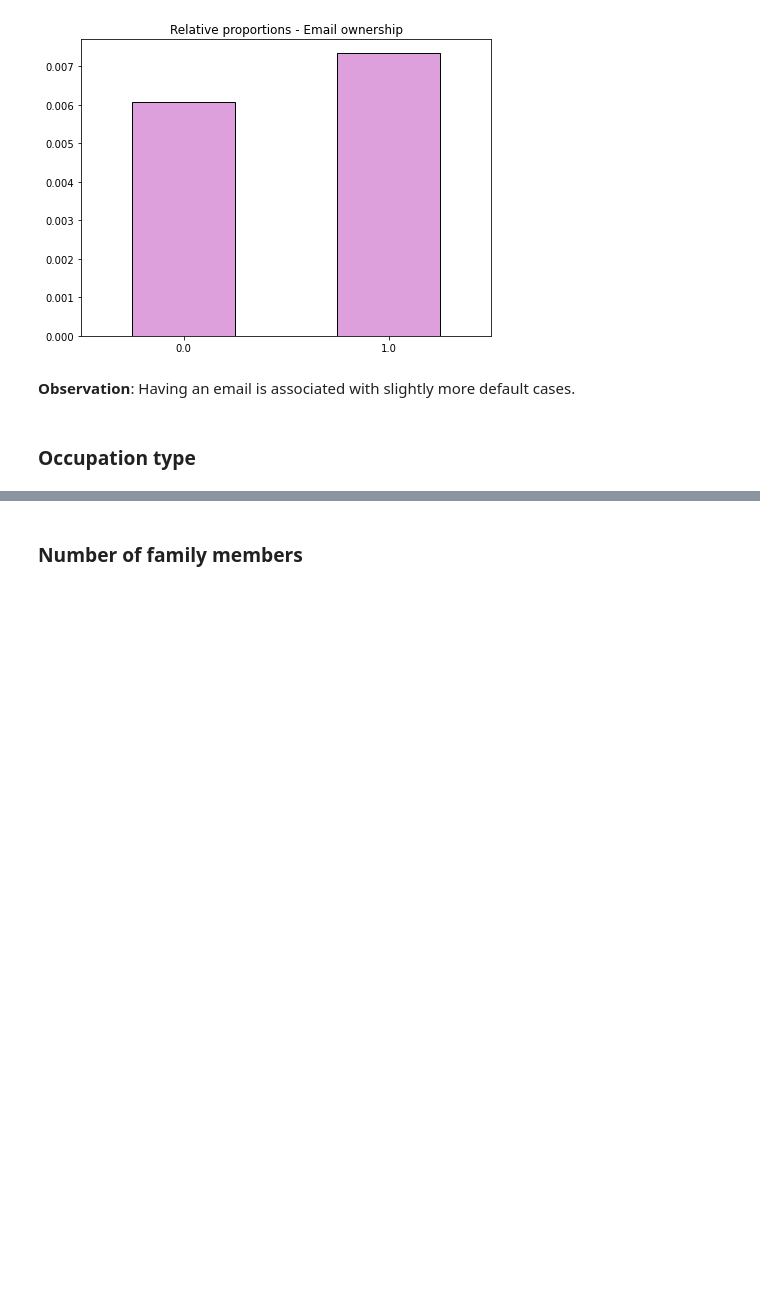
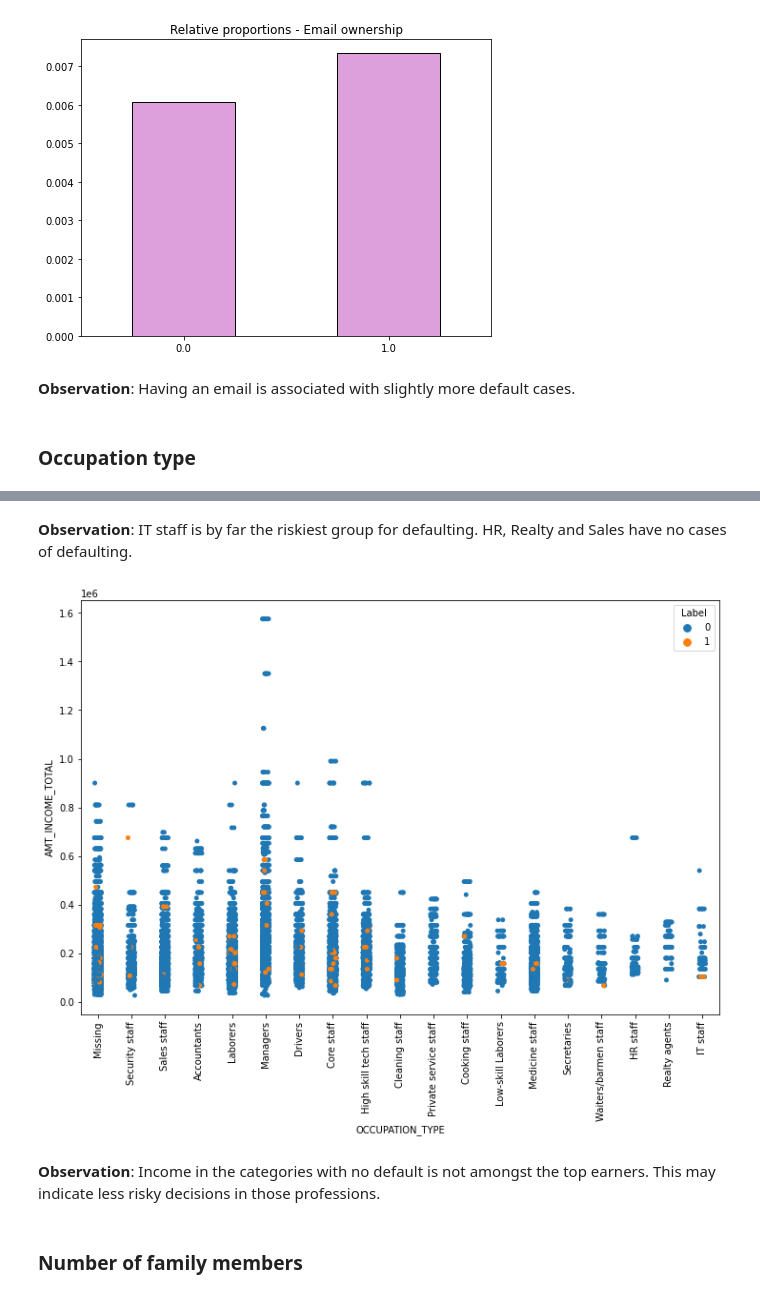
Before and after one commit to jmoschos/Credit-score-approval, a Jupyter notebook: Credit_score.ipynb, the cells around one changed output, grey strips where cells are left out. Cells and saved outputs as stored; diff of their text form; code cells hidden in the pictures; blank space fills up the shorter version.

```diff
--- a/Credit_score.ipynb
+++ b/Credit_score.ipynb
@@ -973,2 +1004,13 @@ plt.show()
+# %% [markdown]
+**Observation**: IT staff is by far the riskiest group for defaulting. HR, Realty and Sales have no cases of defaulting.
+# %%
+plt.figure(figsize=(12,8))
+chart = sns.stripplot(x = new_data["OCCUPATION_TYPE"], y = new_data["AMT_INCOME_TOTAL"],hue=new_data["Label"],jitter=0.1)
+chart.set_xticklabels(labels =chart.get_xticklabels() ,rotation=90)
+plt.show()
+# %% [output]
+[figure, added]
+# %% [markdown]
+**Observation**: Income in the categories with no default is not amongst the top earners. This may indicate less risky decisions in those professions.
 # %% [markdown]
 ### Number of family members
```
Also changed, not shown: parts of 58 cells of this notebook.
